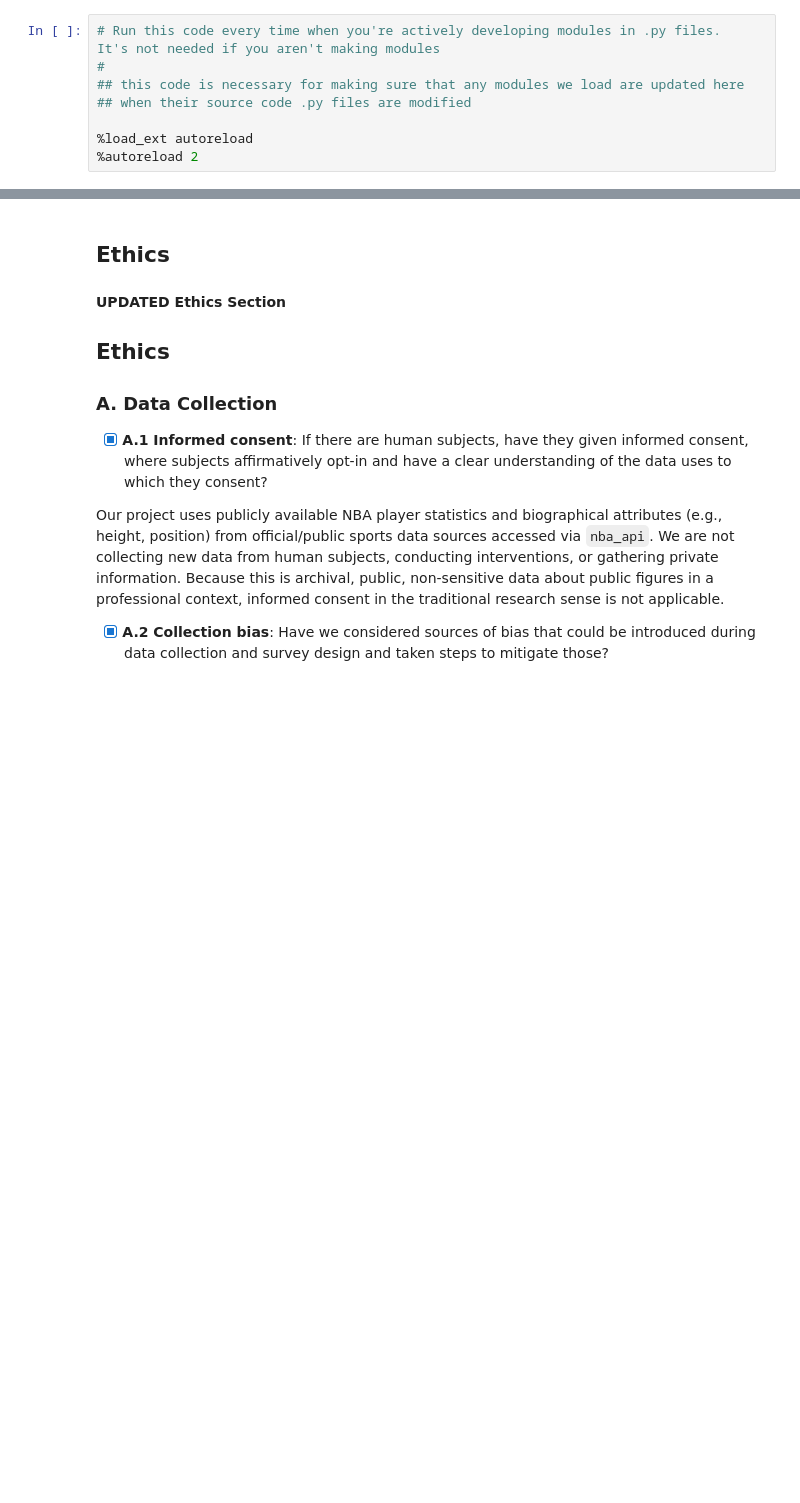
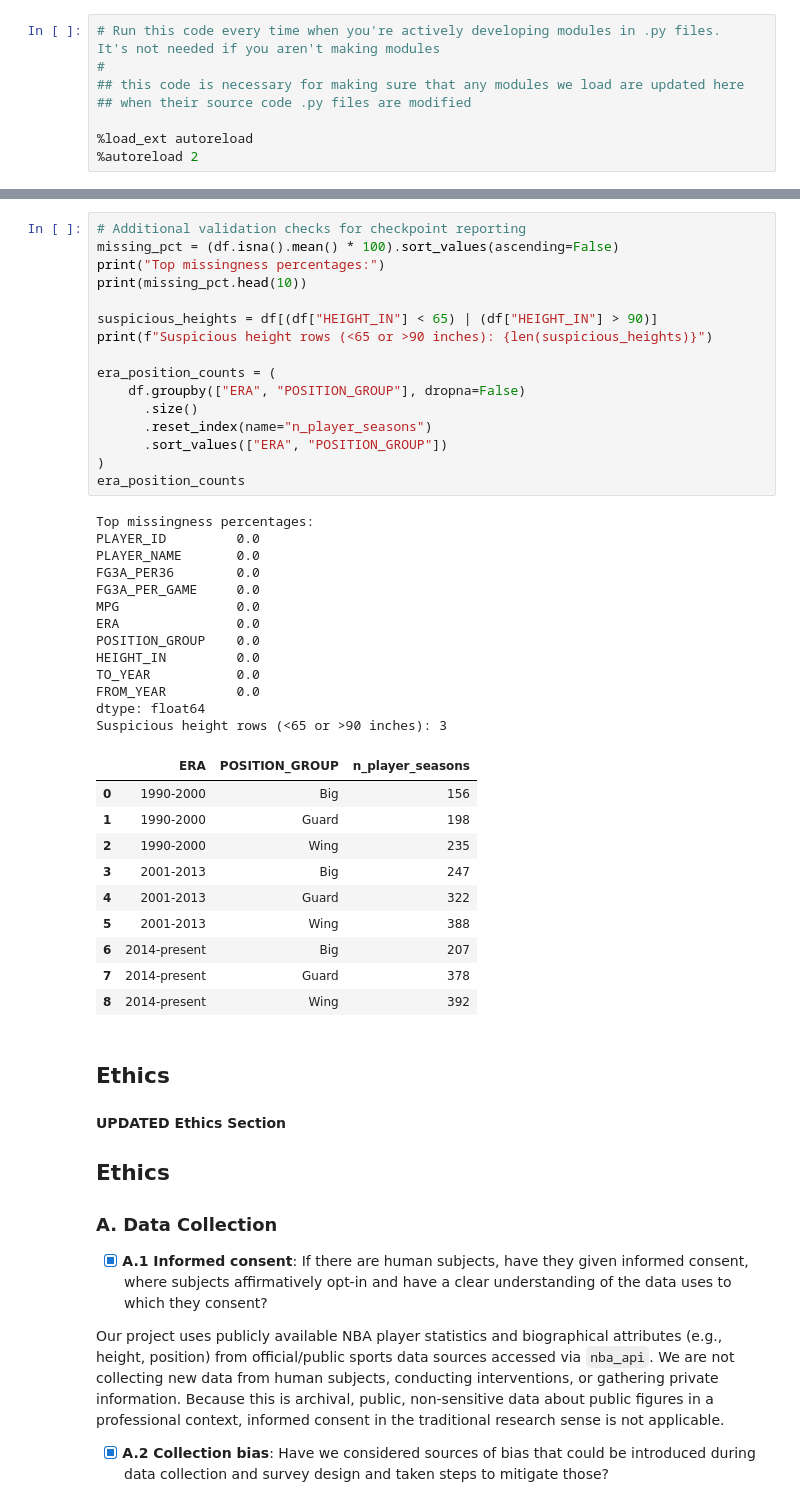
Before and after one commit to COGS108/Group058_WI26, a Jupyter notebook: 01-DataCheckpoint.ipynb, the cells around one changed output, grey strips where cells are left out. Saved outputs shown, nothing was run; the diff lists cells and outputs as text; blank space fills up the shorter version.

Commit message:
Refactor DataCheckpoint with NBA API pipeline, robust joins, and reproducible outputs

```diff
--- a/01-DataCheckpoint.ipynb
+++ b/01-DataCheckpoint.ipynb
@@ -169,3 +322,43 @@ Please note that you can always keep adding more datasets in the future if these
+# %%
+# Additional validation checks for checkpoint reporting
+missing_pct = (df.isna().mean() * 100).sort_values(ascending=False)
+print("Top missingness percentages:")
+print(missing_pct.head(10))
+
+suspicious_heights = df[(df["HEIGHT_IN"] < 65) | (df["HEIGHT_IN"] > 90)]
+print(f"Suspicious height rows (<65 or >90 inches): {len(suspicious_heights)}")
+
+era_position_counts = (
+    df.groupby(["ERA", "POSITION_GROUP"], dropna=False)
+      .size()
+      .reset_index(name="n_player_seasons")
+      .sort_values(["ERA", "POSITION_GROUP"])
+)
+era_position_counts
+# %% [output]
+Top missingness percentages:
+PLAYER_ID         0.0
+PLAYER_NAME       0.0
+FG3A_PER36        0.0
+FG3A_PER_GAME     0.0
+MPG               0.0
+ERA               0.0
+POSITION_GROUP    0.0
+HEIGHT_IN         0.0
+TO_YEAR           0.0
+FROM_YEAR         0.0
+dtype: float64
+Suspicious height rows (<65 or >90 inches): 3
+|  | ERA | POSITION_GROUP | n_player_seasons |
+| 0 | 1990-2000 | Big | 156 |
+| 1 | 1990-2000 | Guard | 198 |
+| 2 | 1990-2000 | Wing | 235 |
+| 3 | 2001-2013 | Big | 247 |
+| 4 | 2001-2013 | Guard | 322 |
+| 5 | 2001-2013 | Wing | 388 |
+| 6 | 2014-present | Big | 207 |
+| 7 | 2014-present | Guard | 378 |
+| 8 | 2014-present | Wing | 392 |
 # %% [markdown]
 ## Ethics
 # %% [markdown]
```
Also changed, not shown: parts of 11 cells of this notebook.
